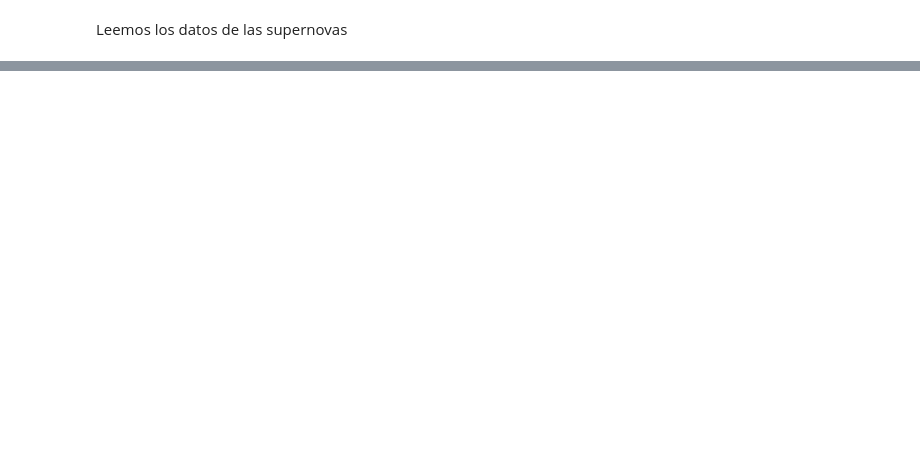
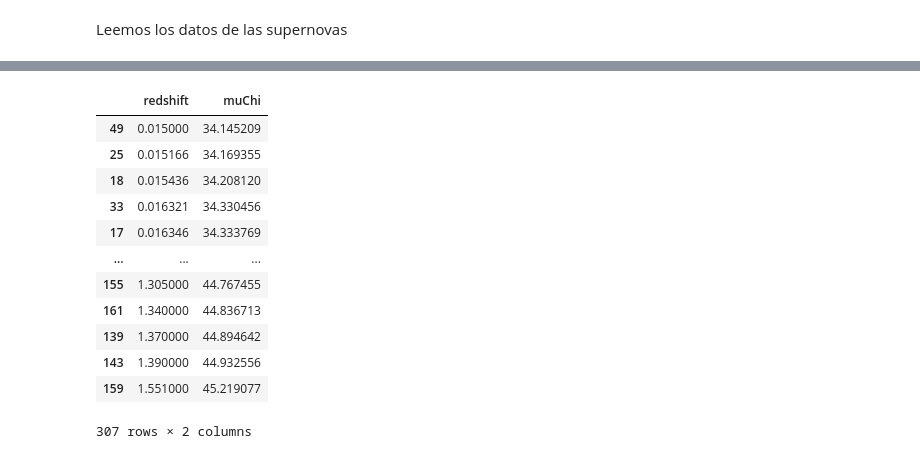
Before and after one commit to BaruchMM/MonteCarloMarkovChains, a Jupyter notebook: MCMCSupernovas.ipynb, the cells around one changed output, grey strips where cells are left out. Saved outputs shown, nothing was run; the diff lists cells and outputs as text; code cells hidden in the pictures; blank space fills up the shorter version.

```diff
--- a/MCMCSupernovas.ipynb
+++ b/MCMCSupernovas.ipynb
@@ -193,6 +193,37 @@ z=np.linspace(0.01,2,100)
 cosmo =FlatLambdaCDM(H0=67.36, Om0=1. - ome_fit)
 DL = cosmo.luminosity_distance(z)
 mu = 5 * np.log10(DL.value)+25
+# %%
+zchi=np.linspace(0.01,2,100)
+def distance_Modulus(z, olambda):
+  cosmo =FlatLambdaCDM(H0=67.36, Om0=1. - olambda)
+  z = z.tolist()
+  DL = cosmo.luminosity_distance(z)
+  distanceModulus = 5 * np.log10(DL.value)+25
+  return distanceModulus
+def chi2(params):
+  olambda=params[0]
+  model   = distance_Modulus(file['redshift'].to_numpy(), olambda)
+  return  np.sum((data[1] - model)**2./file['sigma'].to_numpy()**2)
+res = minimize(chi2, x0=[0],method='L-BFGS-B', bounds=[(0,0.999)])
+muChi = distance_Modulus(file['redshift'],res.x[0])
+d = {'redshift':file['redshift'],'muChi':muChi}
+muChi = pandas.DataFrame(d)
+muChi = muChi.sort_values('muChi',ascending=True)
+# %% [output]
+|  | redshift | muChi |
+| 49 | 0.015000 | 34.145209 |
+| 25 | 0.015166 | 34.169355 |
+| 18 | 0.015436 | 34.208120 |
+| 33 | 0.016321 | 34.330456 |
+| 17 | 0.016346 | 34.333769 |
+| ... | ... | ... |
+| 155 | 1.305000 | 44.767455 |
+| 161 | 1.340000 | 44.836713 |
+| 139 | 1.370000 | 44.894642 |
+| 143 | 1.390000 | 44.932556 |
+| 159 | 1.551000 | 45.219077 |
+307 rows × 2 columns
 # %%
 ###
 fig,ax1=plt.subplots(1,1,figsize=(10,7))
```
Also changed, not shown: parts of 6 cells of this notebook.
